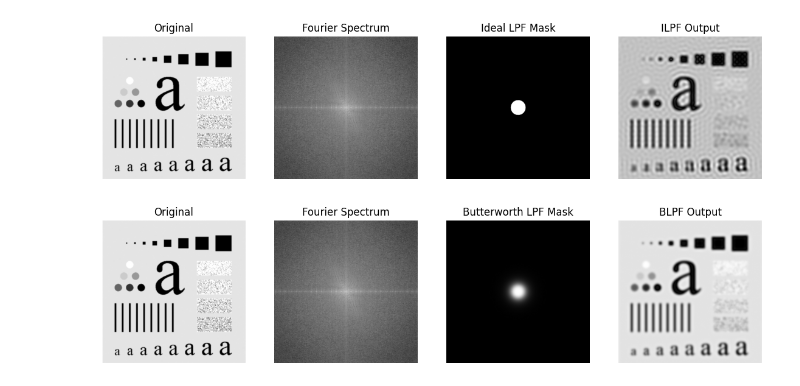
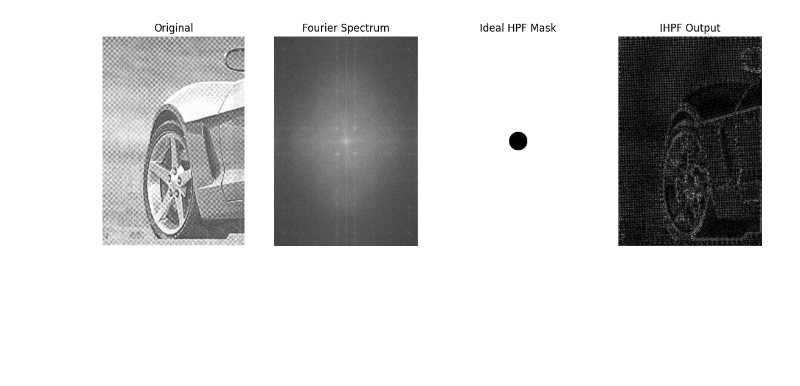
Before and after one commit to KrishChothani/Computer-Vision-Using-Deep-Learning, a Jupyter notebook: CVDL_PRACT_5.ipynb, the cells around one changed output. Saved outputs shown, nothing was run; the diff lists cells and outputs as text; code cells hidden in the pictures; blank space fills up the shorter version.

```diff
--- a/CVDL_PRACT_5.ipynb
+++ b/CVDL_PRACT_5.ipynb
@@ -5,7 +5,7 @@ import cv2
 import numpy as np
 import matplotlib.pyplot as plt
 
-img = cv2.imread('abc.jpg', cv2.IMREAD_GRAYSCALE)
+img = cv2.imread('img111.jpg', cv2.IMREAD_GRAYSCALE)
 M, N = img.shape
 
 F = np.fft.fft2(img)
@@ -26,29 +130,22 @@ D = np.sqrt((U - M/2)**2 + (V - N/2)**2)
 # %%
 D0 = 30
-H = (D <= D0).astype(np.float32)
+
+# Recalculate D with the correct shape
+M, N = img.shape
+u = np.arange(M)
+v = np.arange(N)
+V, U = np.meshgrid(v, u)
+D = np.sqrt((U - M/2)**2 + (V - N/2)**2)
+
+H = (D >= D0).astype(np.float32)
 G = Fshift * H
 g = np.abs(np.fft.ifft2(np.fft.ifftshift(G)))
 
 plt.figure(figsize=(14,5))
 plt.subplot(1,4,1), plt.imshow(img, cmap='gray'), plt.title("Original"), plt.axis("off")
 plt.subplot(1,4,2), plt.imshow(magnitude_spectrum, cmap='gray'), plt.title("Fourier Spectrum"), plt.axis("off")
-plt.subplot(1,4,3), plt.imshow(H, cmap='gray'), plt.title("Ideal LPF Mask"), plt.axis("off")
-plt.subplot(1,4,4), plt.imshow(g, cmap='gray'), plt.title("ILPF Output"), plt.axis("off")
+plt.subplot(1,4,3), plt.imshow(H, cmap='gray'), plt.title("Ideal HPF Mask"), plt.axis("off")
+plt.subplot(1,4,4), plt.imshow(g, cmap='gray'), plt.title("IHPF Output"), plt.axis("off")
 plt.show()
 # %% [output]
-[figure, old version]
+[figure, new version]
-# %%
-D0 = 30
-n = 2
-H = 1 / (1 + (D/D0)**(2*n))
-G = Fshift * H
-g = np.abs(np.fft.ifft2(np.fft.ifftshift(G)))
-
-plt.figure(figsize=(14,5))
-plt.subplot(1,4,1), plt.imshow(img, cmap='gray'), plt.title("Original"), plt.axis("off")
-plt.subplot(1,4,2), plt.imshow(magnitude_spectrum, cmap='gray'), plt.title("Fourier Spectrum"), plt.axis("off")
-plt.subplot(1,4,3), plt.imshow(H, cmap='gray'), plt.title("Butterworth LPF Mask"), plt.axis("off")
-plt.subplot(1,4,4), plt.imshow(g, cmap='gray'), plt.title("BLPF Output"), plt.axis("off")
-plt.show()
-# %% [output]
-[figure, removed]
```
Also changed, not shown: parts of 9 cells of this notebook.
